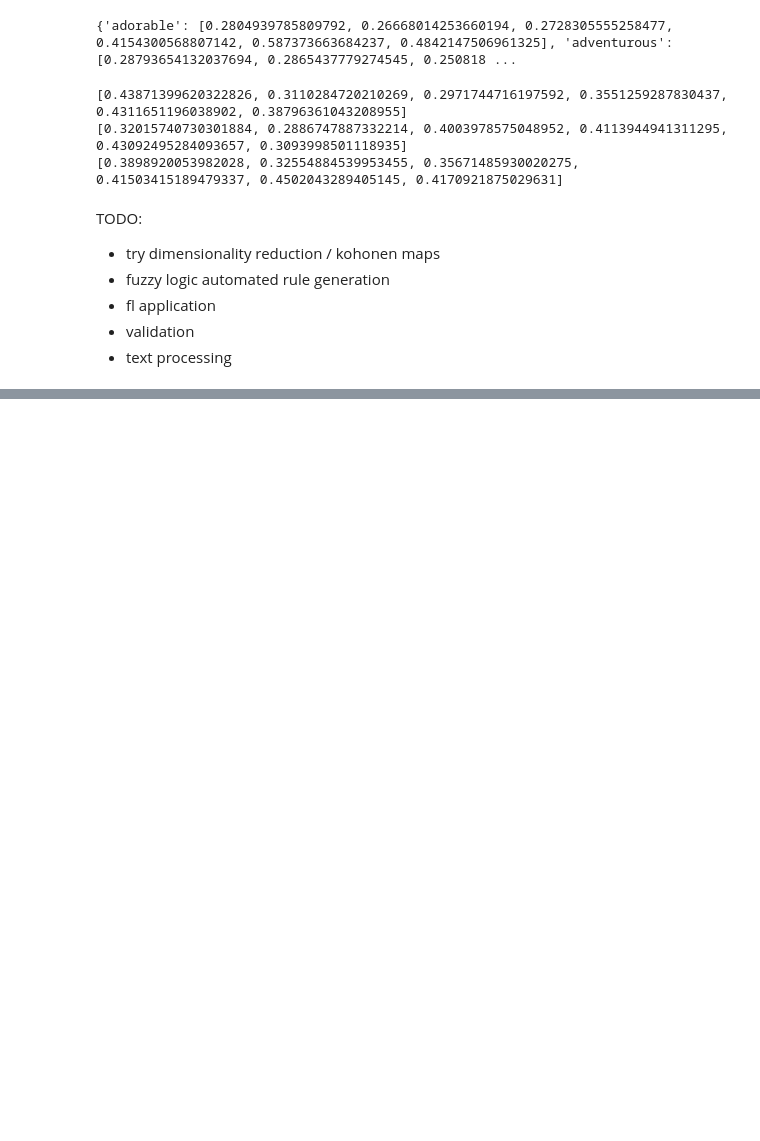
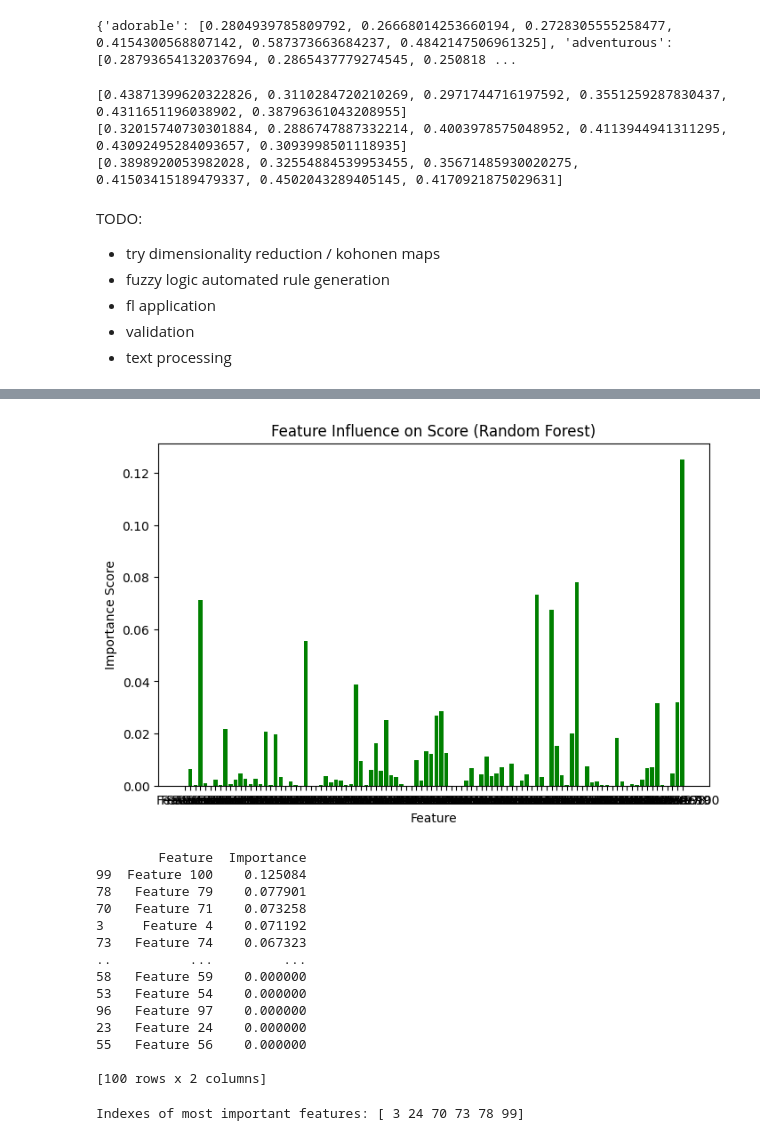
Before and after one commit to mehalyna/nlp-fuzzy, a Jupyter notebook: src/semantic_fuzzy_ml.ipynb, the cells around one changed output, grey strips where cells are left out. Cells and saved outputs as stored; diff of their text form; code cells hidden in the pictures; blank space fills up the shorter version.

```diff
--- a/src/semantic_fuzzy_ml.ipynb
+++ b/src/semantic_fuzzy_ml.ipynb
@@ -311,0 +360,61 @@ validation_data = {'lonely' : [0, 0, 0.8, 0.5, 0, 0]}
+# %%
+from sklearn.ensemble import RandomForestRegressor
+from sklearn.preprocessing import StandardScaler
+import pandas as pd
+
+vlexicon_embedded = {}
+
+for word in lexicon.keys():
+    lexicon_embedded[word] = adjectives_vectors[word]
+
+X = np.array(list(lexicon_embedded.values()))
+y = np.array([v[0] for v in lexicon.values()])
+
+# Standardize the features
+scaler = StandardScaler()
+X_scaled = scaler.fit_transform(X)
+
+# Train a Random Forest Regressor
+rf = RandomForestRegressor(n_estimators=100, random_state=42)
+rf.fit(X_scaled, y)
+
+# Get feature importances
+importance_rf = rf.feature_importances_
+
+feature_names = [f"Feature {i+1}" for i in range(X.shape[1])]
+
+# Plot feature importance
+plt.figure(figsize=(8, 5))
+plt.bar(feature_names, importance_rf, color="green")
+plt.xlabel("Feature")
+plt.ylabel("Importance Score")
+plt.title("Feature Influence on Score (Random Forest)")
+plt.show()
+
+# Print feature importance
+feature_importance_rf = pd.DataFrame({"Feature": feature_names, "Importance": importance_rf})
+print(feature_importance_rf.sort_values(by="Importance", ascending=False))
+# %% [output]
+[figure, added]
+        Feature  Importance
+99  Feature 100    0.125084
+78   Feature 79    0.077901
+70   Feature 71    0.073258
+3     Feature 4    0.071192
+73   Feature 74    0.067323
+..          ...         ...
+58   Feature 59    0.000000
+53   Feature 54    0.000000
+96   Feature 97    0.000000
+23   Feature 24    0.000000
+55   Feature 56    0.000000
+
+[100 rows x 2 columns]
+# %%
+# Get indexes of features with importance > 0.04
+important_feature_indexes = np.where(importance_rf > 0.04)[0]
+
+# Print result
+print("Indexes of most important features:", important_feature_indexes)
+# %% [output]
+Indexes of most important features: [ 3 24 70 73 78 99]
```
Also changed, not shown: parts of 5 cells of this notebook, 1 other file.
